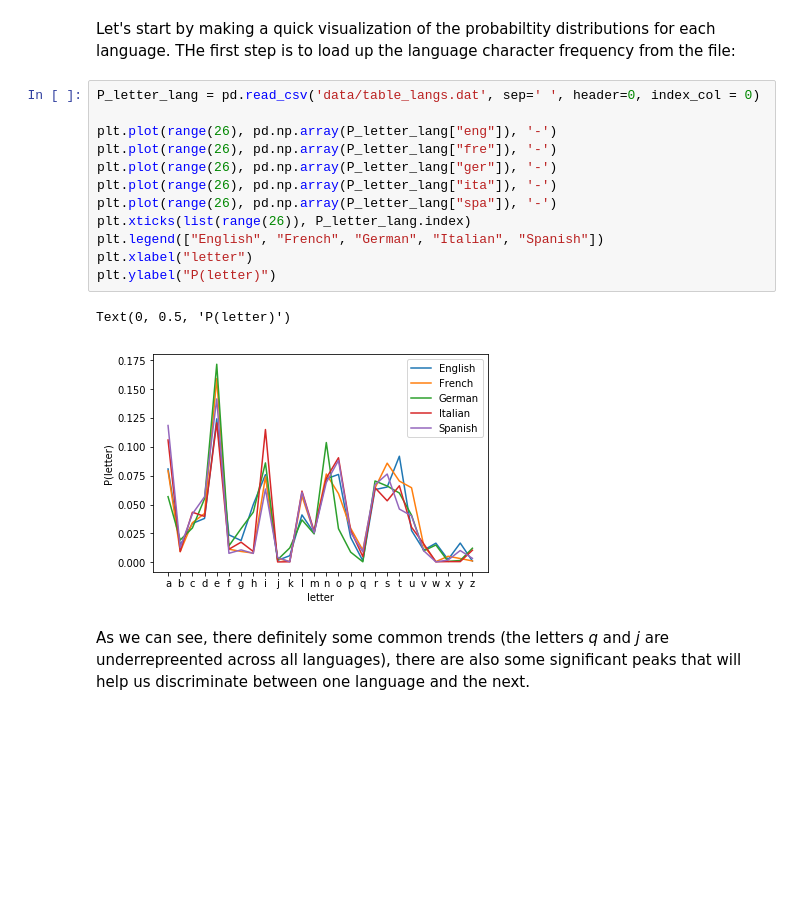
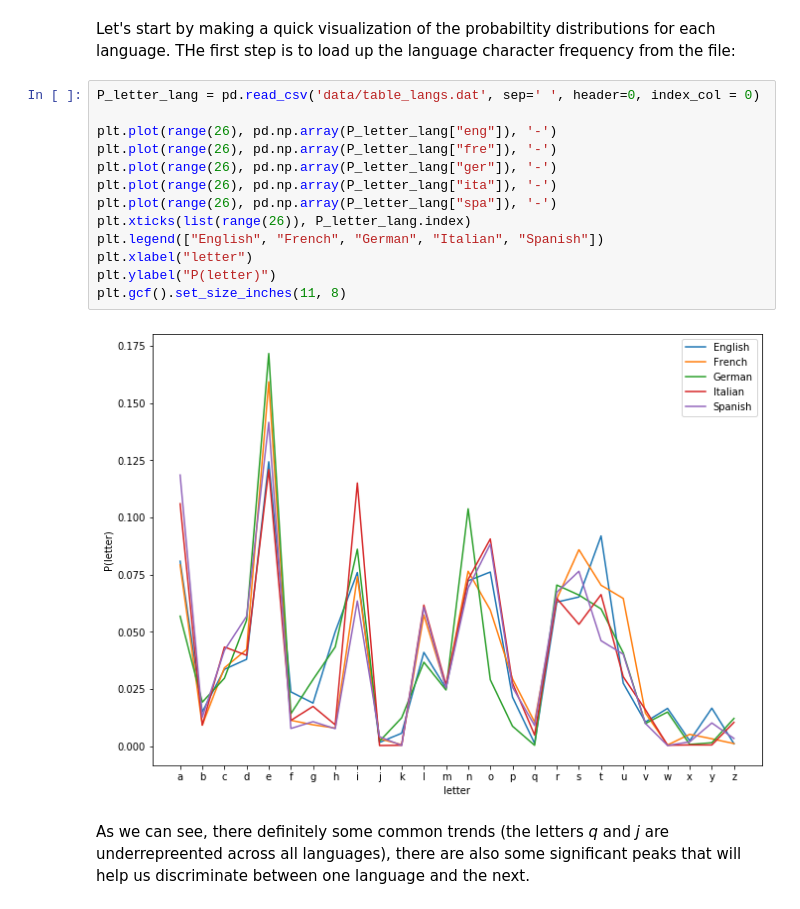
Before and after one commit to DataForScience/NLP, a Jupyter notebook: NLP Lesson 4.ipynb, the cells around one changed output. Drawn from its saved outputs; the diff is of its cells as text; blank space fills up the shorter version.

```diff
--- a/NLP Lesson 4.ipynb
+++ b/NLP Lesson 4.ipynb
@@ -332,18 +336,18 @@ Let's start by making a quick visualization of the probabiltity distributions fo
 # %%
 P_letter_lang = pd.read_csv('data/table_langs.dat', sep=' ', header=0, index_col = 0)
 
 plt.plot(range(26), pd.np.array(P_letter_lang["eng"]), '-')
 plt.plot(range(26), pd.np.array(P_letter_lang["fre"]), '-')
 plt.plot(range(26), pd.np.array(P_letter_lang["ger"]), '-')
 plt.plot(range(26), pd.np.array(P_letter_lang["ita"]), '-')
 plt.plot(range(26), pd.np.array(P_letter_lang["spa"]), '-')
 plt.xticks(list(range(26)), P_letter_lang.index)
 plt.legend(["English", "French", "German", "Italian", "Spanish"])
 plt.xlabel("letter")
 plt.ylabel("P(letter)")
+plt.gcf().set_size_inches(11, 8)
 # %% [output]
-Text(0, 0.5, 'P(letter)')
-[figure, old version]
+[figure, new version]
 # %% [markdown]
 As we can see, there definitely some common trends (the letters *q* and *j* are underrepreented across all languages), there are also some significant peaks that will help us discriminate between one language and the next.
 # %% [markdown]
```
Also changed, not shown: parts of 3 cells of this notebook, 5 other files.
